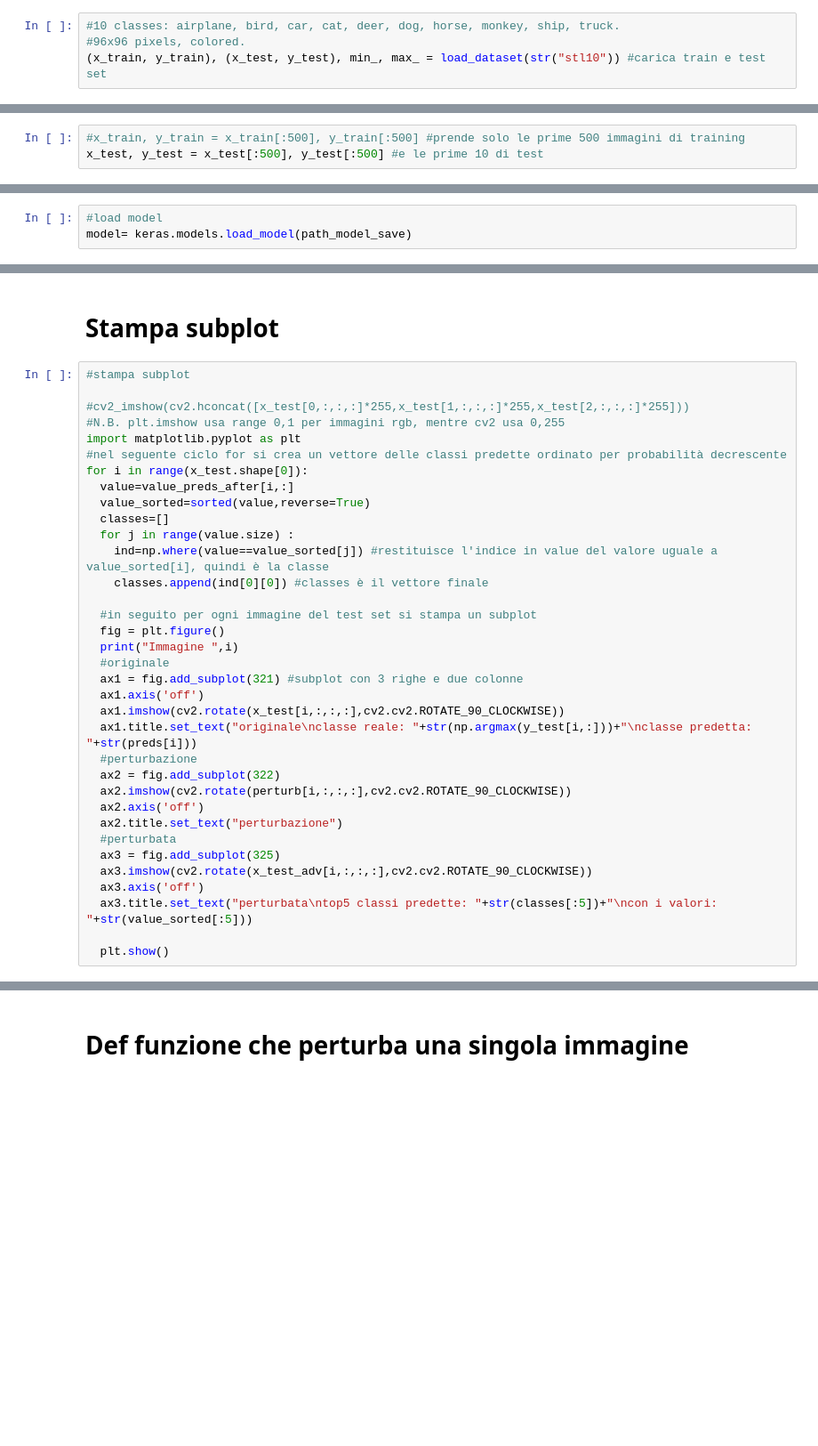
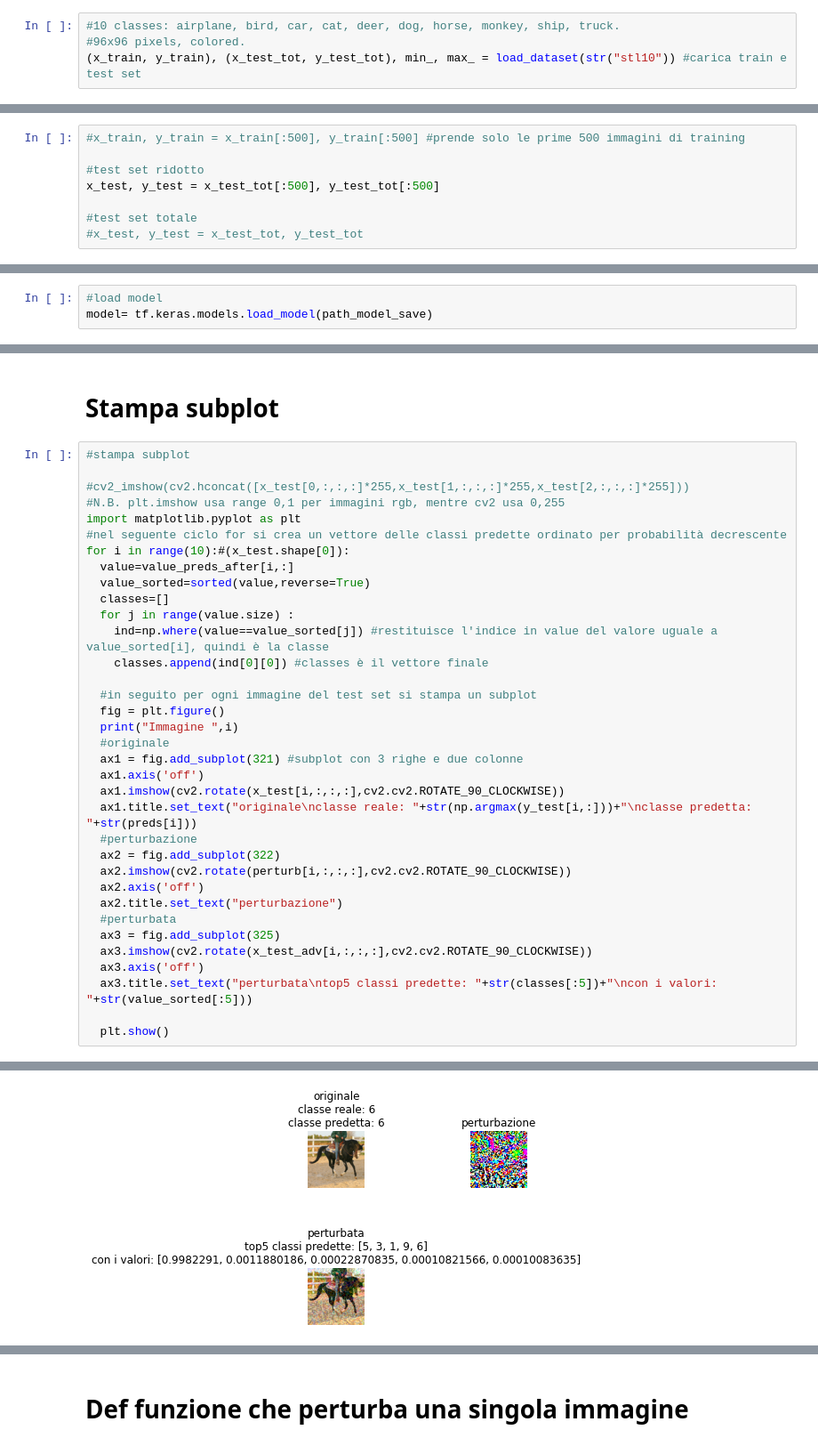
Before and after one commit to umbertogagl97/exercise, a Jupyter notebook: Attacchi_ART_VGG16_stl10.ipynb, the cells around one changed output, grey strips where cells are left out. Shown: that part at 89% size. Saved outputs shown, nothing was run; the diff lists cells and outputs as text; blank space fills up the shorter version.

```diff
--- a/Attacchi_ART_VGG16_stl10.ipynb
+++ b/Attacchi_ART_VGG16_stl10.ipynb
@@ -70,5 +63,5 @@ Load dataset stl10
 # %%
 #10 classes: airplane, bird, car, cat, deer, dog, horse, monkey, ship, truck.
 #96x96 pixels, colored.
-(x_train, y_train), (x_test, y_test), min_, max_ = load_dataset(str("stl10")) #carica train e test set
+(x_train, y_train), (x_test_tot, y_test_tot), min_, max_ = load_dataset(str("stl10")) #carica train e test set
 # %%
@@ -80,7 +73,12 @@ print(x_train.shape,x_test.shape)
 Riduzione training set
 # %%
 #x_train, y_train = x_train[:500], y_train[:500] #prende solo le prime 500 immagini di training
-x_test, y_test = x_test[:500], y_test[:500] #e le prime 10 di test
+
+#test set ridotto
+x_test, y_test = x_test_tot[:500], y_test_tot[:500]
+
+#test set totale
+#x_test, y_test = x_test_tot, y_test_tot
 # %% [markdown]
 Stampa dimensioni
 # %%
@@ -98,7 +96,7 @@ dimensioni test set:  (500, 96, 96, 3)
 #Caricamento modello da drive
 # %%
 #load model
-model= keras.models.load_model(path_model_save)
+model= tf.keras.models.load_model(path_model_save)
 # %% [markdown]
 # **Creazione modello**
 # %% [markdown]
@@ -263,7 +260,7 @@ classi predette su test set perturbato:  [4 3 3 3 5 6 6 4 5 1]
 #N.B. plt.imshow usa range 0,1 per immagini rgb, mentre cv2 usa 0,255
 import matplotlib.pyplot as plt
 #nel seguente ciclo for si crea un vettore delle classi predette ordinato per probabilità decrescente
-for i in range(x_test.shape[0]):
+for i in range(10):#(x_test.shape[0]):
   value=value_preds_after[i,:]
   value_sorted=sorted(value,reverse=True)
   classes=[]
@@ -291,3 +288,4 @@ for i in range(x_test.shape[0]):
   ax3.title.set_text("perturbata\ntop5 classi predette: "+str(classes[:5])+"\ncon i valori: "+str(value_sorted[:5]))
 
   plt.show()
+# %% [output]
@@ -293,0 +293 @@ for i in range(x_test.shape[0]):
+[figure, added]
```
Also changed, not shown: parts of 7 cells of this notebook.
